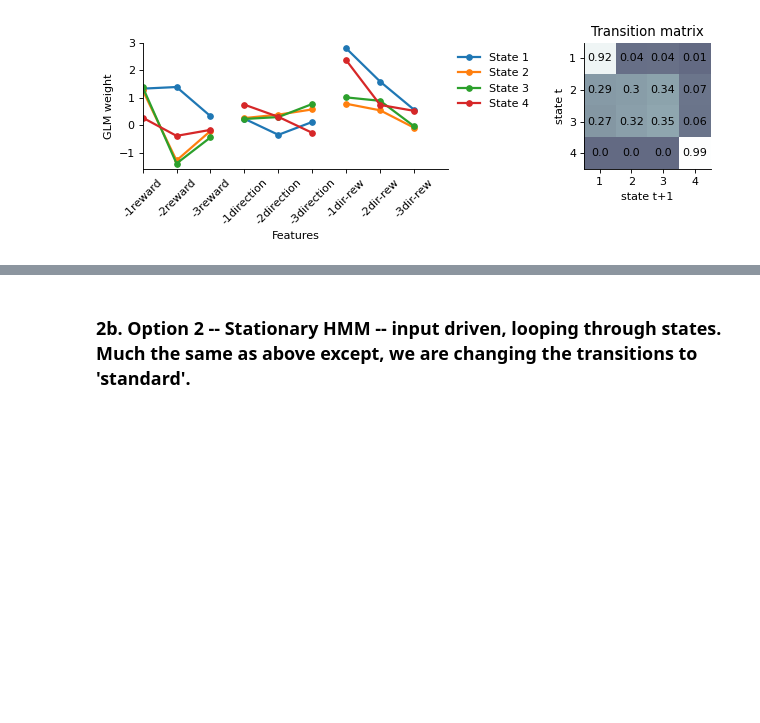
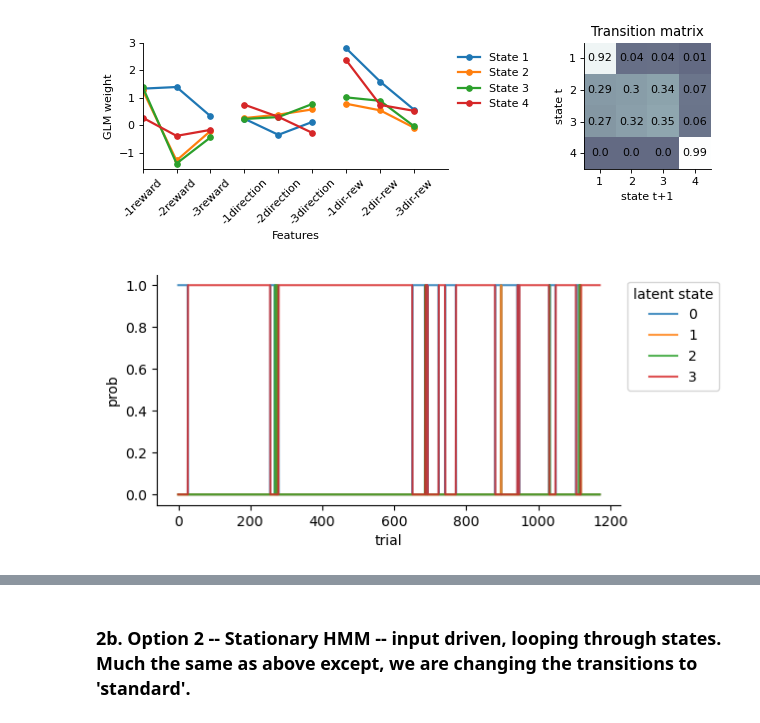
Before and after one commit to celiaberon/behavior-helpers, a Jupyter notebook: notebooks/glm-hmm.ipynb, the cells around one changed output, grey strips where cells are left out. Saved outputs shown, nothing was run; the diff lists cells and outputs as text; code cells hidden in the pictures; blank space fills up the shorter version.

```diff
--- a/notebooks/glm-hmm.ipynb
+++ b/notebooks/glm-hmm.ipynb
@@ -203,0 +132,4 @@ plt.title('Sticky HMM')
+# %%
+sticky.plot_state_probs(3, as_occupancy=True)
+# %% [output]
+[figure, added]
```
Also changed, not shown: parts of 38 cells of this notebook, 2 other files.
